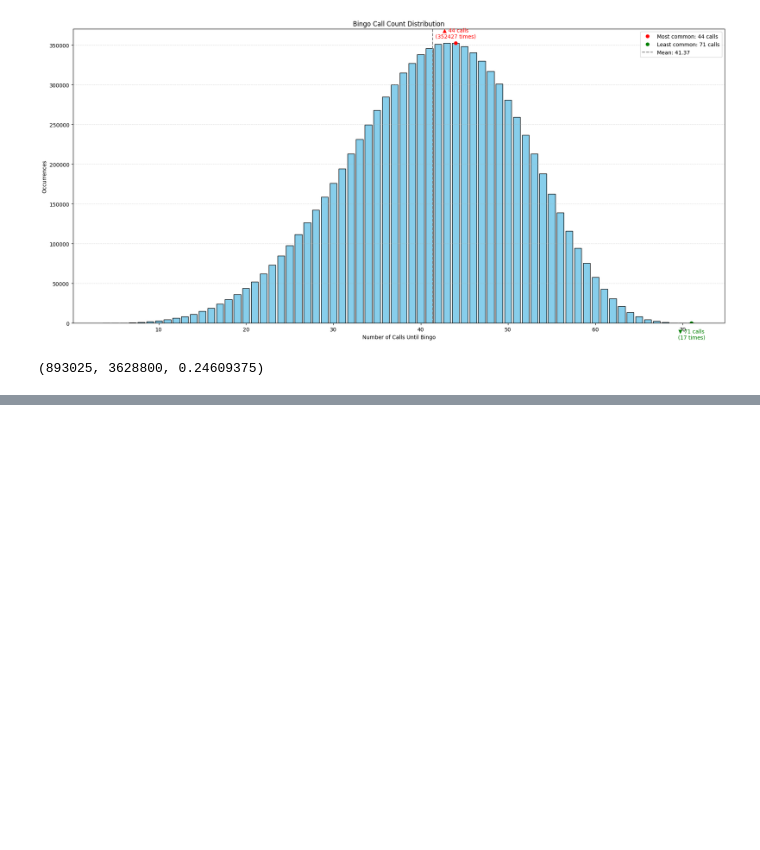
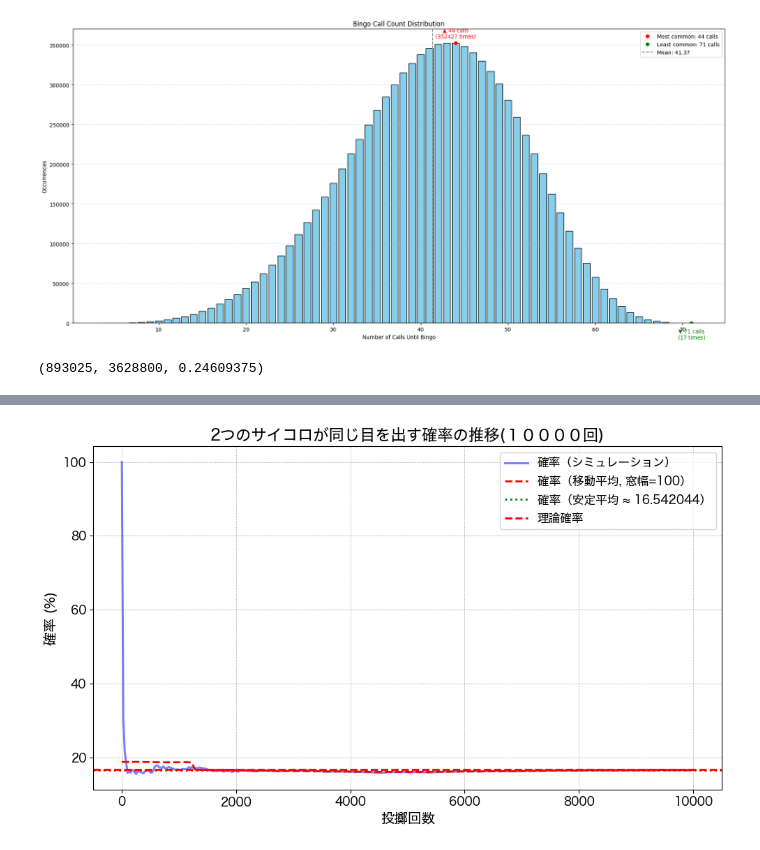
Before and after one commit to SorataBaka/kosen-5, a Jupyter notebook: random-simulation/plot.ipynb, the cells around one changed output, grey strips where cells are left out. Saved outputs shown, nothing was run; the diff lists cells and outputs as text; code cells hidden in the pictures; blank space fills up the shorter version.

```diff
--- a/random-simulation/plot.ipynb
+++ b/random-simulation/plot.ipynb
@@ -601,0 +729,77 @@ valid_count, total_count, probability
+# %%
+import pandas as pd
+import matplotlib.pyplot as plt
+import numpy as np
+from scipy.ndimage import uniform_filter1d
+
+# === Config ===
+FILENAME = 'dice_2.txt'
+ROLL_WINDOW = 100
+STABLE_SPAN = 100
+LABEL_NAME = "確率"  # Probability
+
+# === Load Data ===
+df = pd.read_csv(FILENAME)
+df.columns = df.columns.str.strip()
+
+# Theoretical probability for all 2 dice same face
+theoretical_prob = 1 / (6 ** 1) * 100  # This seems off for 7 dice, maybe 1/6^7?
+
+x = df['throw_count'].values
+y = df['percentage'].values
+
+# Sort data by x (throw_count)
+sorted_indices = np.argsort(x)
+x_sorted = x[sorted_indices]
+y_sorted = y[sorted_indices]
+
+# Smooth x for spline interpolation
+s = 400
+x_smooth = np.linspace(x_sorted.min(), x_sorted.max(), s)
+
+# Spline smoothing
+from scipy.interpolate import make_interp_spline
+spline = make_interp_spline(x_sorted, y_sorted, k=3)
+y_smooth = spline(x_smooth)
+
+# Rolling mean smoothing
+rolling = uniform_filter1d(y_smooth, size=ROLL_WINDOW)
+
+# Stable average of last STABLE_SPAN points
+final_span = min(STABLE_SPAN, len(y_smooth))
+stable_avg = np.mean(y_smooth[-final_span:]) if final_span >= 5 else None
+
+# === Plotting ===
+plt.figure(figsize=(10, 6))
+
+# Main smooth line (blue, thick, semi-transparent)
+plt.plot(x_smooth, y_smooth, color='blue', linewidth=2.2, alpha=0.5, label=LABEL_NAME + "（シミュレーション）")
+
+# Rolling mean (red dashed, thick, opaque)
+plt.plot(x_smooth, rolling, color='red', linestyle='--', linewidth=2, alpha=1.0,
+         label=f"{LABEL_NAME}（移動平均, 窓幅={ROLL_WINDOW}）")
+
+# Stable average line (green dotted)
+if stable_avg is not None:
+    plt.axhline(stable_avg, color='green', linestyle=':', linewidth=2, alpha=1.0,
+                label=f"{LABEL_NAME}（安定平均 ≈ {stable_avg:.6f}）")
+
+# Theoretical probability (red dashed, thickness like your original)
+plt.axhline(y=theoretical_prob, color='red', linestyle='--', linewidth=2,
+            label="理論確率")
+
+# Labels in Japanese with bigger font
+plt.xlabel('投擲回数', fontsize=14)
+plt.ylabel('確率 (%)', fontsize=14)
+plt.title('2つのサイコロが同じ目を出す確率の推移(１００００回)', fontsize=16)
+
+plt.legend(fontsize=12)
+plt.grid(True, linestyle='--', linewidth=0.5)
+
+plt.xticks(fontsize=12)
+plt.yticks(fontsize=12)
+
+plt.tight_layout()
+plt.show()
+# %% [output]
+[figure, added]
```
Also changed, not shown: parts of 4 cells of this notebook, 13 other files.
